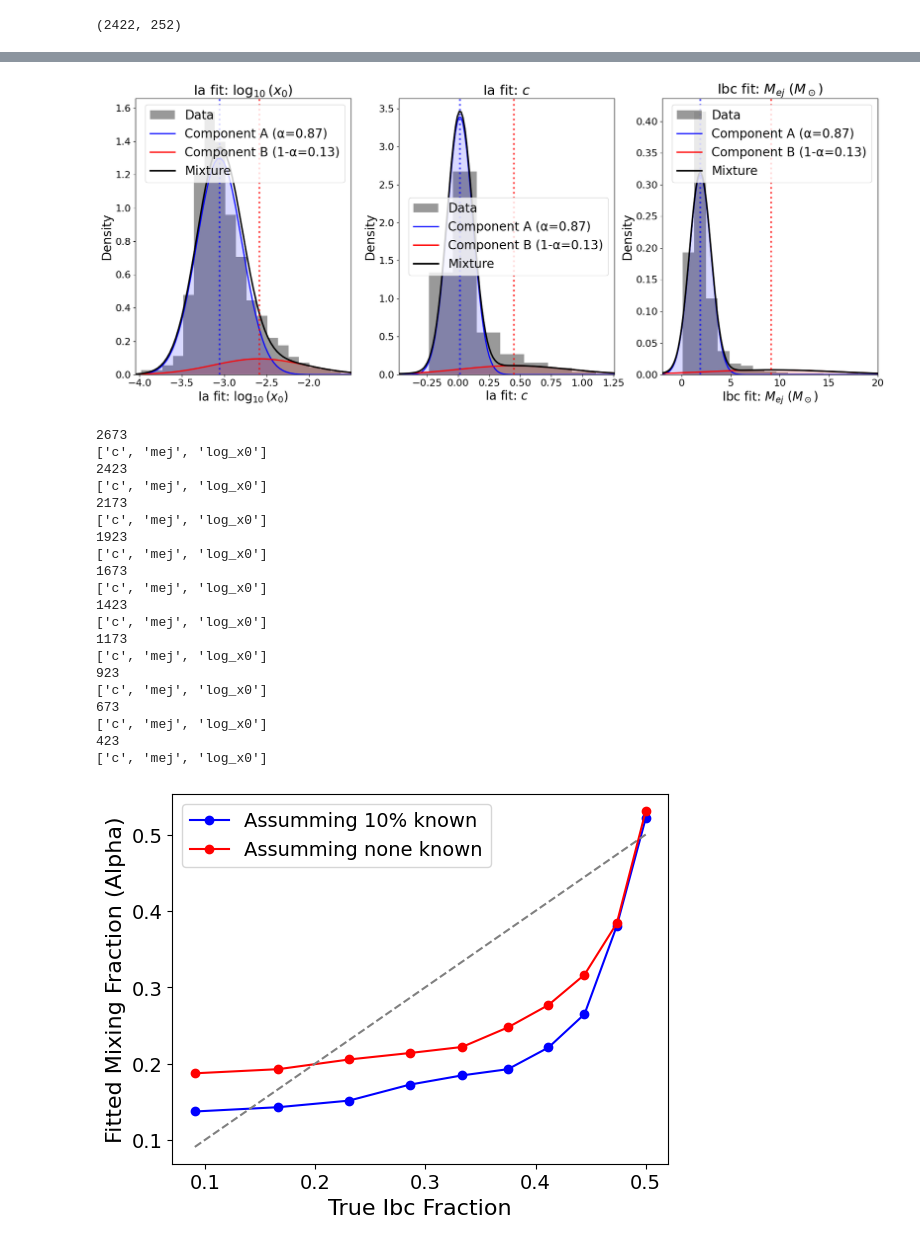
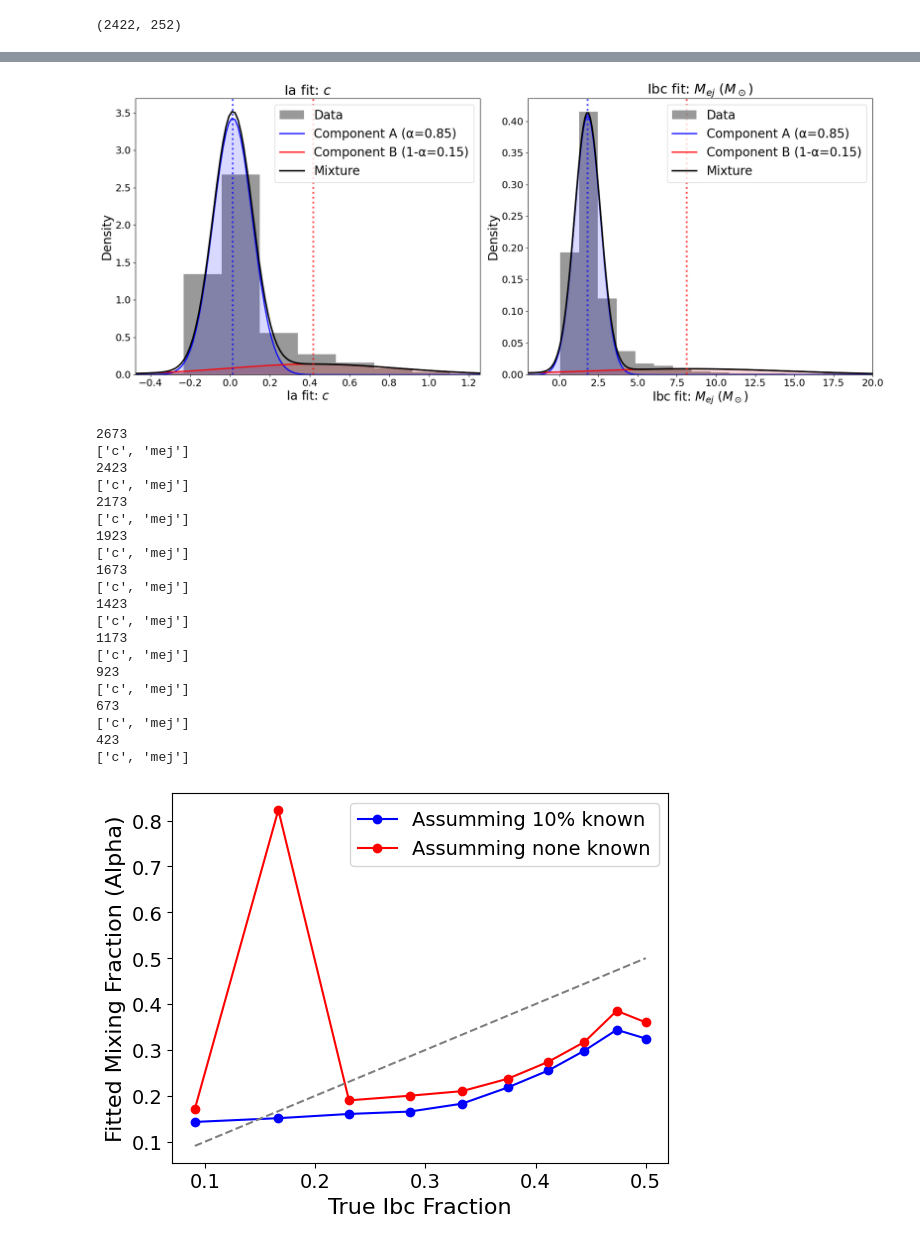
Before and after one commit to asmuzsoy/beams_ext, a Jupyter notebook: separate_parameters.ipynb, the cells around one changed output, grey strips where cells are left out. Saved outputs shown, nothing was run; the diff lists cells and outputs as text; code cells hidden in the pictures.

Commit message:
still editing 10% known analysis

```diff
--- a/separate_parameters.ipynb
+++ b/separate_parameters.ipynb
@@ -688,14 +688,14 @@ def fit_gmm(sn_sample = all_sne, initial_alpha = 0.1, verbose = False):
     sigmas_b = {}
 
     # params_to_use = ['t0', 'c', 'mej', 'texp', 'x1', 'log_x0', 'log_fni', 'log_vej']
-    params_to_use = ['c', 'mej', 'log_x0']
+    params_to_use = ['c', 'mej']
 
     print(len(sn_sample))
 
     # Initialize parameters
     for param_name in params_to_use:
-        mus_a[param_name] = np.median(get_param_samples(param_name, sn_sample)) - np.std(get_param_samples(param_name, sn_sample))
-        mus_b[param_name] = np.median(get_param_samples(param_name, sn_sample)) + np.std(get_param_samples(param_name, sn_sample))
+        mus_a[param_name] = np.median(get_param_samples(param_name, sn_sample))
+        mus_b[param_name] = np.median(get_param_samples(param_name, sn_sample))
         sigmas_a[param_name] = np.std(get_param_samples(param_name, sn_sample))
         sigmas_b[param_name] = np.std(get_param_samples(param_name, sn_sample))
 
@@ -788,6 +788,10 @@ def classify_sample(sn_sample, gammas_a, gammas_b):
     accuracy = (num_correct_ia + num_correct_ibc) / len(sn_sample)
     ia_accuracy = num_correct_ia / (num_correct_ia + num_wrong_true_ia)
     ibc_accuracy = num_correct_ibc / (num_correct_ibc + num_wrong_true_ibc)
+    if accuracy < 0.5:
+        accuracy = 1 - accuracy
+        ia_accuracy = 1 - ia_accuracy
+        ibc_accuracy = 1 - ibc_accuracy
     return accuracy, ia_accuracy, ibc_accuracy
 # %%
 def classify_sample_entropy(sn_sample, gammas_a, gammas_b):
@@ -833,7 +841,7 @@ def classify_sample_entropy(sn_sample, gammas_a, gammas_b):
 fit_gmm(sn_sample = all_sne, initial_alpha = 0.6)
 for i in range(1,10):
     print(f"Initial alpha: {i/10}")
-    final_alpha, final_ll, final_gammas_a, final_gammas_b = fit_gmm(sn_sample = all_sne, initial_alpha = i/10)
+    final_alpha, final_ll, final_gammas_a, final_gammas_b, _ = fit_gmm(sn_sample = all_sne, initial_alpha = i/10)
     print(f"Final alpha: {final_alpha}", f"Final log likelihood: {final_ll}")
     print("Classification accuracy:", classify_sample(all_sne, final_gammas_a, final_gammas_b)[0])
 # %% [output]
@@ -939,16 +947,15 @@ def fit_gmm_fix_some_classes(sn_sample = all_sne, initial_alpha = 0.1, verbose =
     sigmas_b = {}
 
     # params_to_use = ['t0', 'c', 'mej', 'texp', 'x1', 'log_x0', 'log_fni', 'log_vej']
-    params_to_use = ['c', 'mej', 'log_x0']
+    params_to_use = ['c', 'mej']
 
     print(len(sn_sample))
     known_sne = np.random.choice(sn_sample, size=int(0.1 * len(sn_sample)), replace=False)
 
-
     # Initialize parameters
     for param_name in params_to_use:
-        mus_a[param_name] = np.median(get_param_samples(param_name, sn_sample)) - np.std(get_param_samples(param_name, sn_sample))
-        mus_b[param_name] = np.median(get_param_samples(param_name, sn_sample)) + np.std(get_param_samples(param_name, sn_sample))
+        mus_a[param_name] = np.median(get_param_samples(param_name, sn_sample))
+        mus_b[param_name] = np.median(get_param_samples(param_name, sn_sample))
         sigmas_a[param_name] = np.std(get_param_samples(param_name, sn_sample))
         sigmas_b[param_name] = np.std(get_param_samples(param_name, sn_sample))
 
@@ -970,21 +977,26 @@ def fit_gmm_fix_some_classes(sn_sample = all_sne, initial_alpha = 0.1, verbose =
             gammas_a[param_name] = alpha * norm.pdf(param_samples, mus_a[param_name], sigmas_a[param_name])
             gammas_b[param_name] = (1 - alpha) * norm.pdf(param_samples, mus_b[param_name], sigmas_b[param_name])
 
+            # Normalize over parameter
+            gamma_total = (gammas_a[param_name] + gammas_b[param_name])
+            gammas_a[param_name] /= gamma_total
+            gammas_b[param_name] /= gamma_total
+
             # we are fixing the weights of the known SNe
             # here we enforce that group A is SN Ia and group B is SN Ibc
             for i, sn in enumerate(sn_sample):
                 if sn in known_sne:
                     if sn.true_class == 'SN Ia':
-                        gammas_a[param_name][i] = 1.0
-                        gammas_b[param_name][i] = 0.0
+                        # gammas_a[param_name][i] = 1.0
+                        # gammas_b[param_name][i] = 0.0
+                        gammas_a[param_name][i] = 0.51 if gammas_a[param_name][i] <= 0.5 else gammas_a[param_name][i]
+                        gammas_b[param_name][i] = 0.49 if gammas_a[param_name][i] <= 0.5 else gammas_b[param_name][i]
                     else:
-                        gammas_a[param_name][i] = 0.0
-                        gammas_b[param_name][i] = 1.0
+                        # gammas_a[param_name][i] = 0.0
+                        # gammas_b[param_name][i] = 1.0
+                        gammas_a[param_name][i] = 0.49 if gammas_b[param_name][i] <= 0.5 else gammas_a[param_name][i]
+                        gammas_b[param_name][i] = 0.51 if gammas_b[param_name][i] <= 0.5 else gammas_b[param_name][i]
 
-            # Normalize over parameter
-            gamma_total = (gammas_a[param_name] + gammas_b[param_name])
-            gammas_a[param_name] /= gamma_total
-            gammas_b[param_name] /= gamma_total
 
 
             mus_a[param_name] = np.sum(gammas_a[param_name] * param_samples) / np.sum(gammas_a[param_name])
@@ -1024,6 +1036,6 @@ Alpha: 0.8624217872475385
 # %%
 # Plot GMM fits
-params_plot = ['log_x0', 'c', 'mej']
+params_plot = ['c', 'mej']
 
 fig, axes = plt.subplots(1, len(params_plot), figsize=(18, 8))
 
@@ -1056,39 +1068,39 @@ for idx, param in enumerate(params_plot):
     y_mix = y_a + y_b
 
     # Plot components
     ax.plot(x, y_a, 'b-', linewidth=2, label=f'Component A (α={fixed_alpha:.2f})')
     ax.plot(x, y_b, 'r-', linewidth=2, label=f'Component B (1-α={1-fixed_alpha:.2f})')
     ax.plot(x, y_mix, 'k-', linewidth=2.5, label='Mixture')
 
     # Fill under curves
     ax.fill_between(x, y_a, alpha=0.15, color='blue')
     ax.fill_between(x, y_b, alpha=0.15, color='red')
 
     # Set axis limits
     data_min, data_max = np.percentile(samples, [1, 99])
     x_margin = (data_max - data_min) * 0.2
     ax.set_xlim(max(x[0], data_min - x_margin), min(x[-1], data_max + x_margin))
 
     # Styling
     ax.set_xlabel(param_labels[param], fontsize=labelfontsize)
     ax.set_ylabel('Density', fontsize=labelfontsize)
     ax.set_title(param_labels[param], fontsize=titlefontsize)
     ax.tick_params(axis='both', labelsize=tickfontsize)
     ax.legend(fontsize=labelfontsize)
 
     # Add mean markers
     ax.axvline(mu_a, color='blue', linestyle=':', alpha=0.7, linewidth=3)
     ax.axvline(mu_b, color='red', linestyle=':', alpha=0.7, linewidth=3)
 
 plt.tight_layout(rect=[0, 0, 1, 0.95])
 plt.show()
 # %% [output]
-[figure, old version]
+[figure, new version]
 # %%
 final_alphas_fixed, accuracies_fixed = mixing_fraction_analysis(true_ia_sne, true_ibc_sne, ratios, fitting_method=fit_gmm_fix_some_classes)
 
 plt.plot(ratios, 1 - np.array(final_alphas_fixed), marker='o', color='blue', label='Assumming 10% known')
-plt.plot(ratios, 1 - np.array(final_alphas_spec), marker='o', color='red', label='Assumming none known')
+plt.plot(ratios, np.array(final_alphas_spec), marker='o', color='red', label='Assumming none known')
 plt.plot(ratios, ratios, linestyle='--', color='gray')
 plt.xlabel("True Ibc Fraction", fontsize=16)
 plt.ylabel("Fitted Mixing Fraction (Alpha)", fontsize=16)
@@ -1099,26 +1111,26 @@ plt.legend(fontsize=14)
 plt.show()
 # %% [output]
 2673
-['c', 'mej', 'log_x0']
+['c', 'mej']
 2423
-['c', 'mej', 'log_x0']
+['c', 'mej']
 2173
-['c', 'mej', 'log_x0']
+['c', 'mej']
 1923
-['c', 'mej', 'log_x0']
+['c', 'mej']
 1673
-['c', 'mej', 'log_x0']
+['c', 'mej']
 1423
-['c', 'mej', 'log_x0']
+['c', 'mej']
 1173
-['c', 'mej', 'log_x0']
+['c', 'mej']
 923
-['c', 'mej', 'log_x0']
+['c', 'mej']
 673
-['c', 'mej', 'log_x0']
+['c', 'mej']
 423
-['c', 'mej', 'log_x0']
+['c', 'mej']
-[figure, old version]
+[figure, new version]
 # %%
 plt.plot(ratios, accuracies_spec[0,:], marker='o', color='blue', linestyle = '--', label='Overall Accuracy (none known)')
 plt.plot(ratios, accuracies_spec[1,:], marker='o', color='green', linestyle = '--', label='Ia Accuracy (none known)')
```
Also changed, not shown: parts of 15 cells of this notebook.
